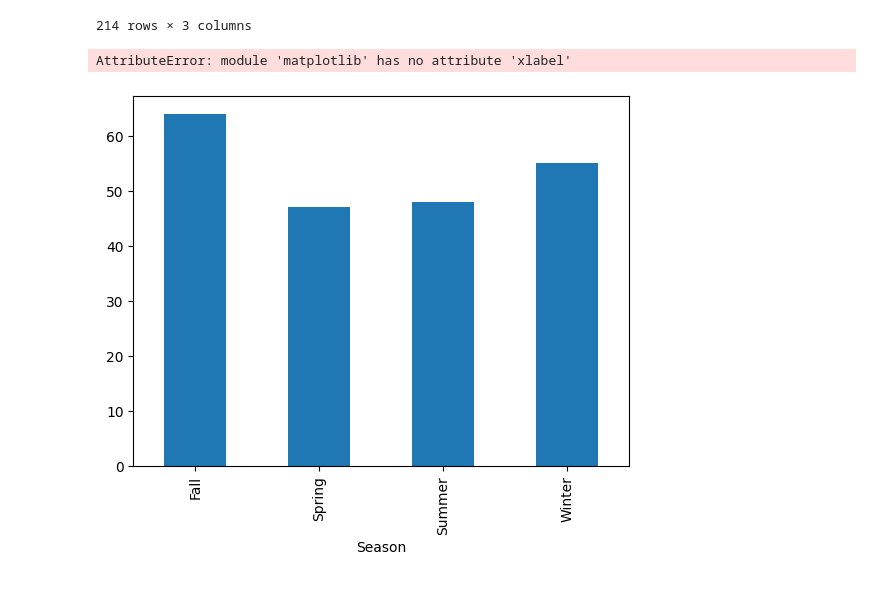
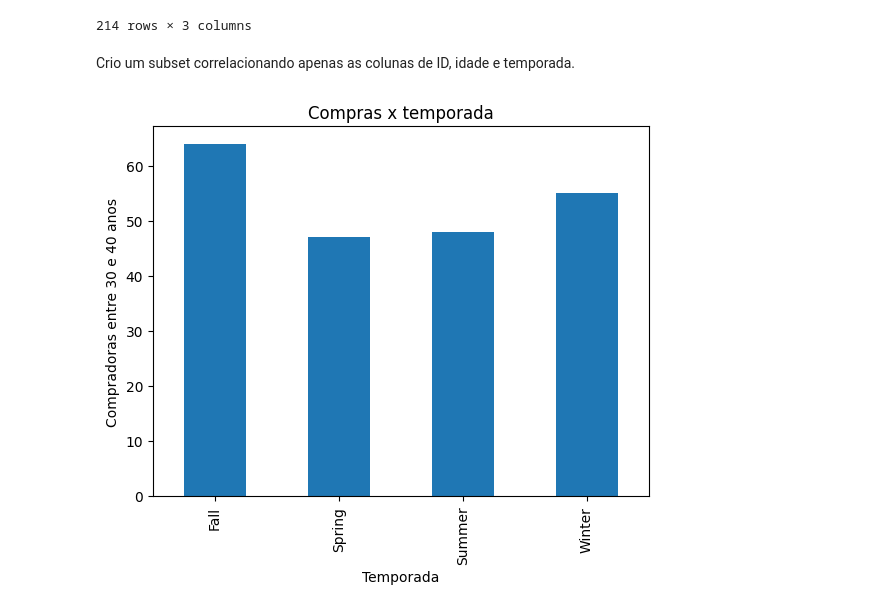
Before and after one commit to igeam/on26-python-s13-projeto-guiado-II, a Jupyter notebook: exercicios/para-casa/ExS13-analiseDados.ipynb, the cells around one changed output. Cells and saved outputs as stored; diff of their text form; code cells hidden in the pictures.

```diff
--- a/exercicios/para-casa/ExS13-analiseDados.ipynb
+++ b/exercicios/para-casa/ExS13-analiseDados.ipynb
@@ -67,15 +66,16 @@ dfLoc
 | 3891 | 3892 | 36 | Winter |
 | 3892 | 3893 | 35 | Summer |
 214 rows × 3 columns
+# %% [markdown]
+Crio um subset correlacionando apenas as colunas de ID, idade e temporada.
 # %%
 dadoAgrupado = dfLoc.groupby('Season')
 contagemConsumidoras = dadoAgrupado['Customer ID'].count()
 contagemConsumidoras.plot(kind='bar');
 
-plt.xlabel('Consumidoras')
-plt.ylabel('Temporada')
-plt.title('Número de compras por temporada')
+plt.xlabel('Temporada')
+plt.ylabel('Compradoras entre 30 e 40 anos')
+plt.title('Compras x temporada')
 plt.show()
 # %% [output]
-AttributeError: module 'matplotlib' has no attribute 'xlabel'
-[figure, old version]
+[figure, new version]
```
Also changed, not shown: parts of 13 cells of this notebook, 1 other file.
